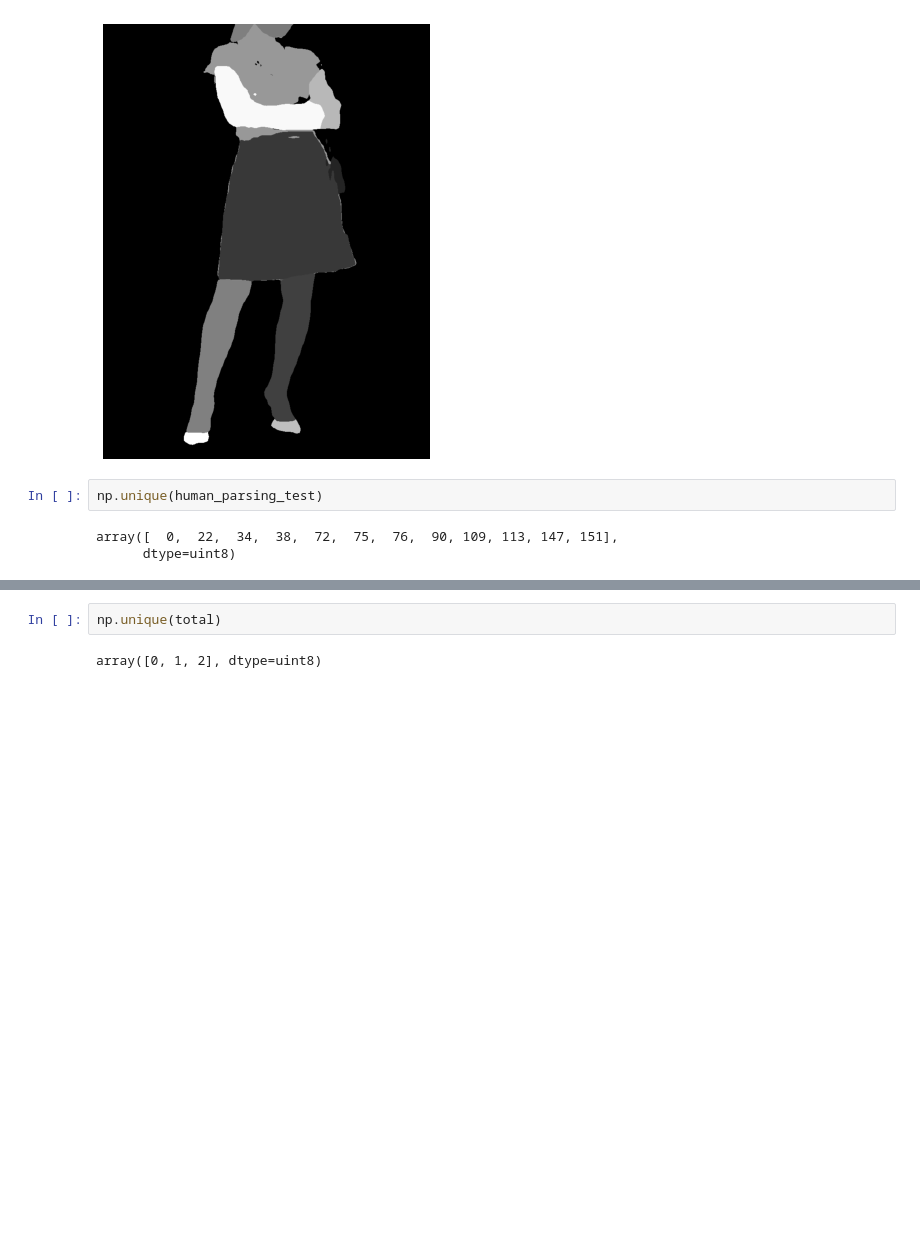
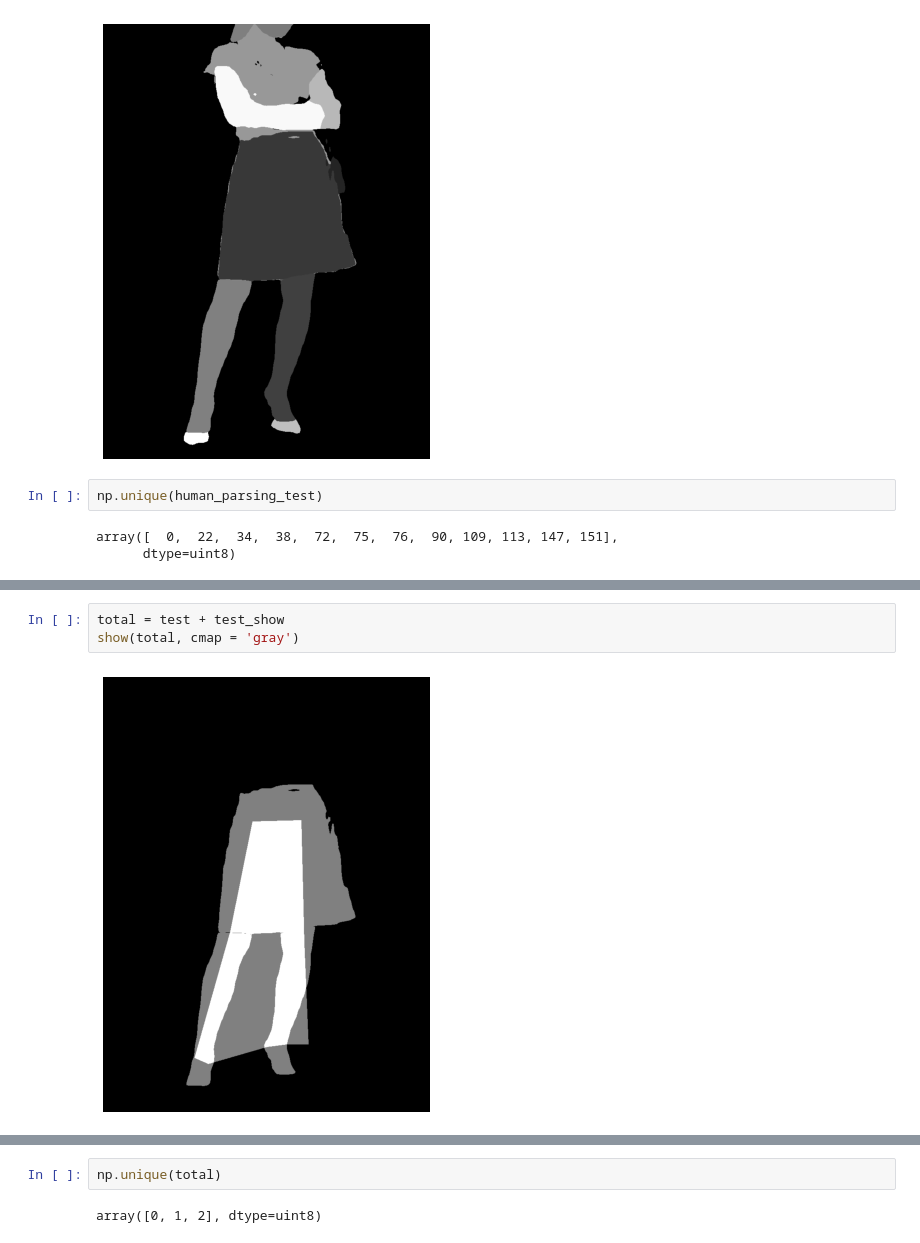
Before and after one commit to Viroslav/CV_final_task, a Jupyter notebook: Final_task.ipynb, the cells around one changed output, grey strips where cells are left out. Cells and saved outputs as stored; diff of their text form; blank space fills up the shorter version.

```diff
--- a/Final_task.ipynb
+++ b/Final_task.ipynb
@@ -408,0 +353,5 @@ g
+# %%
+total = test + test_show
+show(total, cmap = 'gray')
+# %% [output]
+[figure, added]
```
Also changed, not shown: parts of 34 cells of this notebook.
